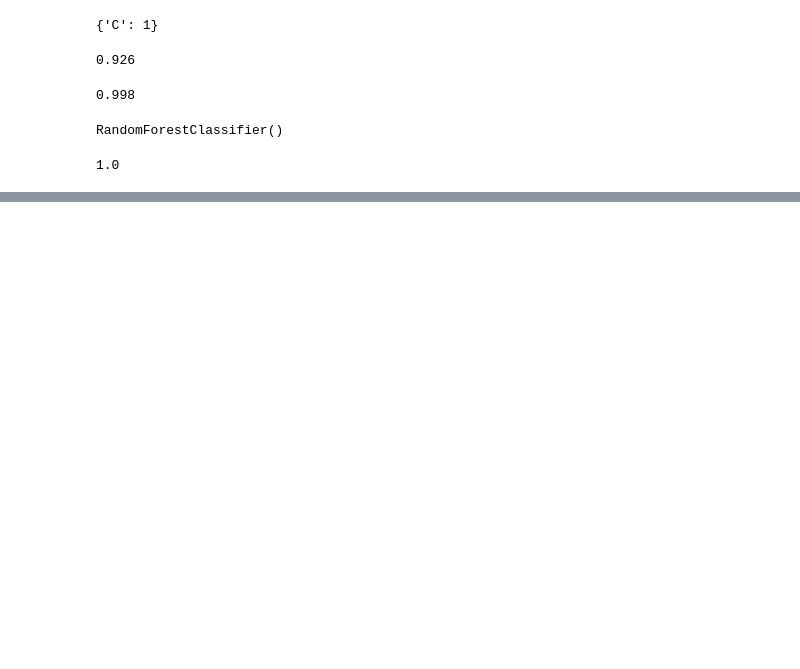
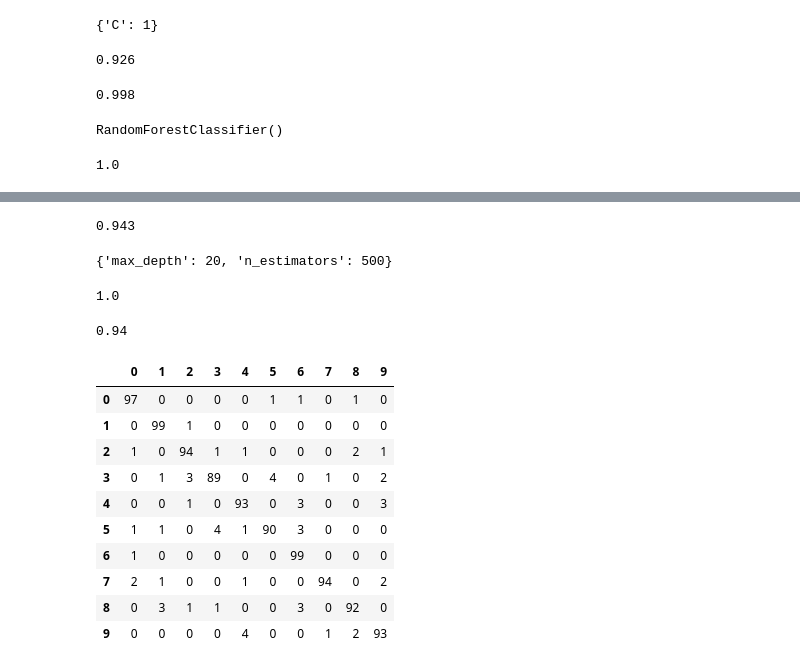
Before and after one commit to natashazywczyk/MachineLearningLabs, a Jupyter notebook: Lab 6/digits.ipynb, the cells around one changed output, grey strips where cells are left out. Saved outputs shown, nothing was run; the diff lists cells and outputs as text; code cells hidden in the pictures; blank space fills up the shorter version.

```diff
--- a/Lab 6/digits.ipynb
+++ b/Lab 6/digits.ipynb
@@ -186,2 +188,6 @@ model_2.score(X_valid, y_valid)
 # %%
-param_grid = {'n_estimators': [20, 50, 100, 500, 1000], 'max_depth': 100} # To finish
+param_grid = {'n_estimators': [20, 50, 100, 500, 1000], 'max_depth': [5, 10, 20, 50, 100]}
+model = RandomForestClassifier(random_state=1138)
+grid_model_2 = GridSearchCV(model, param_grid= param_grid, verbose=2)
+# %%
+grid_model_2.fit(X_train, y_train)
@@ -187,0 +216,31 @@ param_grid = {'n_estimators': [20, 50, 100, 500, 1000], 'max_depth': 100} # To f
+# %%
+grid_model_2.best_score_
+# %% [output]
+0.943
+# %%
+grid_model_2.best_params_
+# %% [output]
+{'max_depth': 20, 'n_estimators': 500}
+# %%
+grid_model_2.score(X_train, y_train)
+# %% [output]
+1.0
+# %%
+grid_model_2.score(X_valid, y_valid)
+# %% [output]
+0.94
+# %%
+y_rf_pred = grid_model_2.predict(X_valid)
+pd.DataFrame(confusion_matrix(y_valid, y_rf_pred), columns=range(10))
+# %% [output]
+|  | 0 | 1 | 2 | 3 | 4 | 5 | 6 | 7 | 8 | 9 |
+| 0 | 97 | 0 | 0 | 0 | 0 | 1 | 1 | 0 | 1 | 0 |
+| 1 | 0 | 99 | 1 | 0 | 0 | 0 | 0 | 0 | 0 | 0 |
+| 2 | 1 | 0 | 94 | 1 | 1 | 0 | 0 | 0 | 2 | 1 |
+| 3 | 0 | 1 | 3 | 89 | 0 | 4 | 0 | 1 | 0 | 2 |
+| 4 | 0 | 0 | 1 | 0 | 93 | 0 | 3 | 0 | 0 | 3 |
+| 5 | 1 | 1 | 0 | 4 | 1 | 90 | 3 | 0 | 0 | 0 |
+| 6 | 1 | 0 | 0 | 0 | 0 | 0 | 99 | 0 | 0 | 0 |
+| 7 | 2 | 1 | 0 | 0 | 1 | 0 | 0 | 94 | 0 | 2 |
+| 8 | 0 | 3 | 1 | 1 | 0 | 0 | 3 | 0 | 92 | 0 |
+| 9 | 0 | 0 | 0 | 0 | 4 | 0 | 0 | 1 | 2 | 93 |
```
Also changed, not shown: parts of 32 cells of this notebook.
